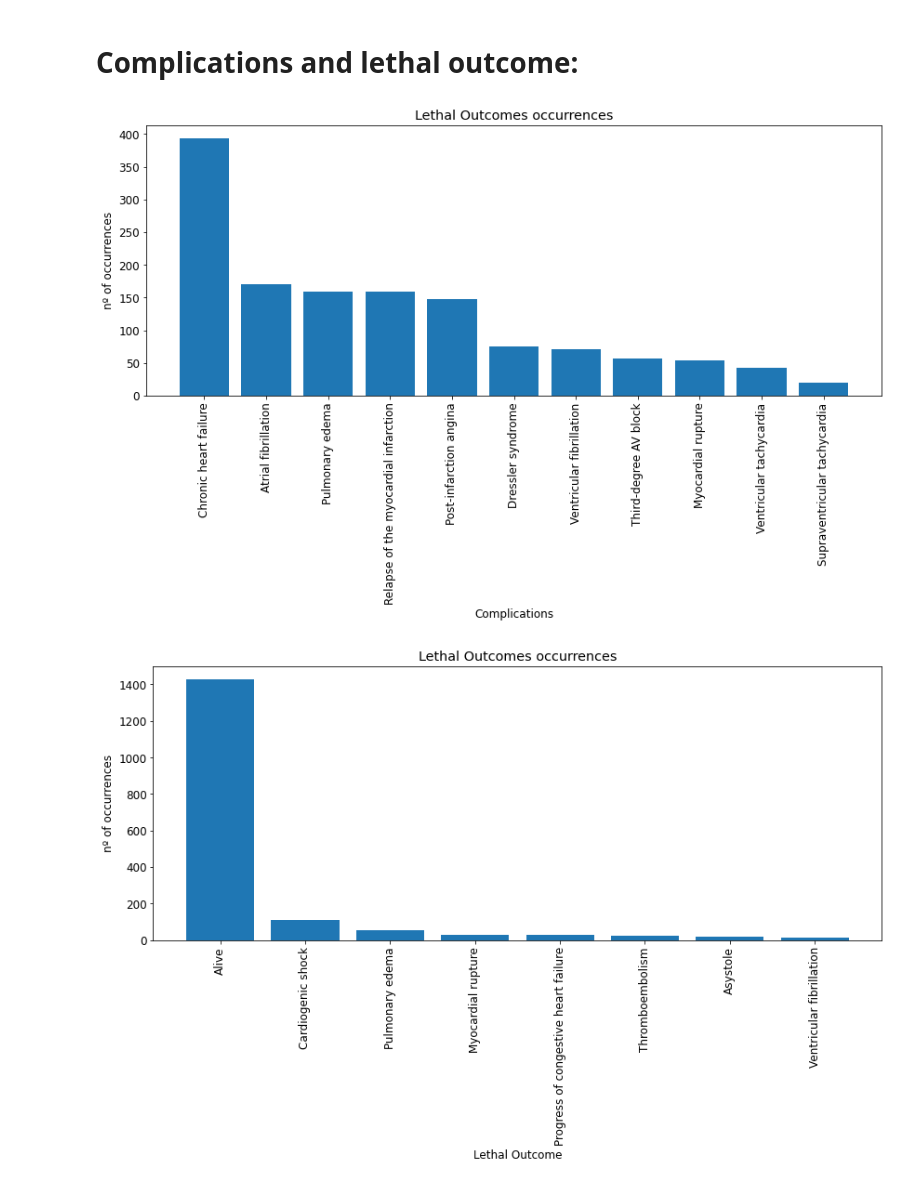
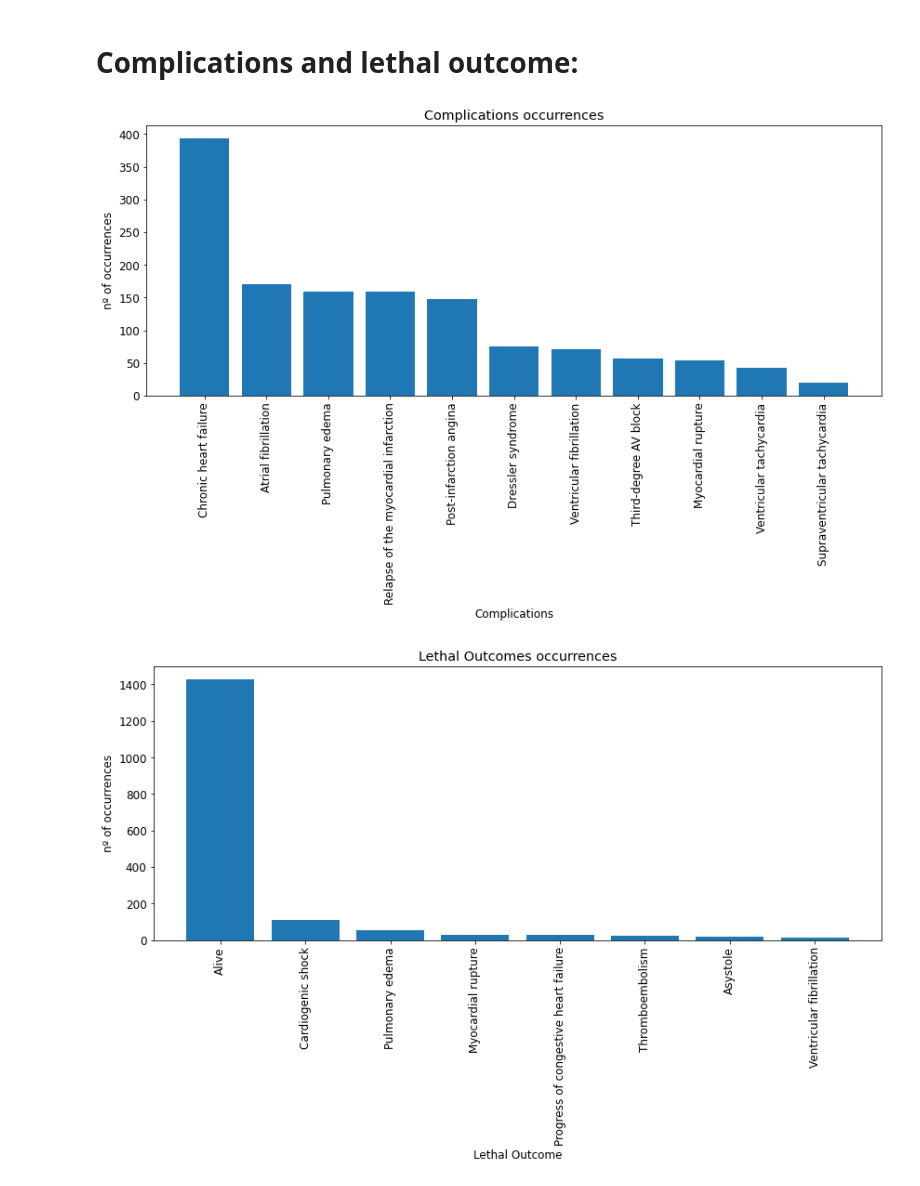
Before and after one commit to dwelcaslu/IFSP---Projeto-Interdisciplinar, a Jupyter notebook: notebooks/lucas/nbk00_data_exploration.ipynb, the cells around one changed output. Drawn from its saved outputs; the diff is of its cells as text; code cells hidden in the pictures.

```diff
--- a/notebooks/lucas/nbk00_data_exploration.ipynb
+++ b/notebooks/lucas/nbk00_data_exploration.ipynb
@@ -183,20 +167,20 @@ TARGET_NAMES = ['Alive', 'Cardiogenic shock', 'Pulmonary edema', 'Myocardial rup
 # %%
 # Complications counts:
 complications_counts = pd.DataFrame(data[COMPLICATIONS_COLS].sum(axis=0))
 complications_counts.index = COMPLICATIONS_NAMES
 complications_counts = complications_counts.sort_values(by=0, ascending=False)
 complications_counts
 
 plt.figure(figsize=(12, 8))
-plt.title('Lethal Outcomes occurrences')
+plt.title('Complications occurrences')
 plt.bar(complications_counts.index, complications_counts[0])
 plt.xticks(rotation=90)
 plt.xlabel('Complications')
 plt.ylabel('nº of occurrences')
 plt.tight_layout()
 plt.show()
 # %% [output]
-[figure, old version]
+[figure, new version]
 # %%
 # Lethal Outcome counts:
 plt.figure(figsize=(12, 8))
```
Also changed, not shown: parts of 18 cells of this notebook, 5 other files.
